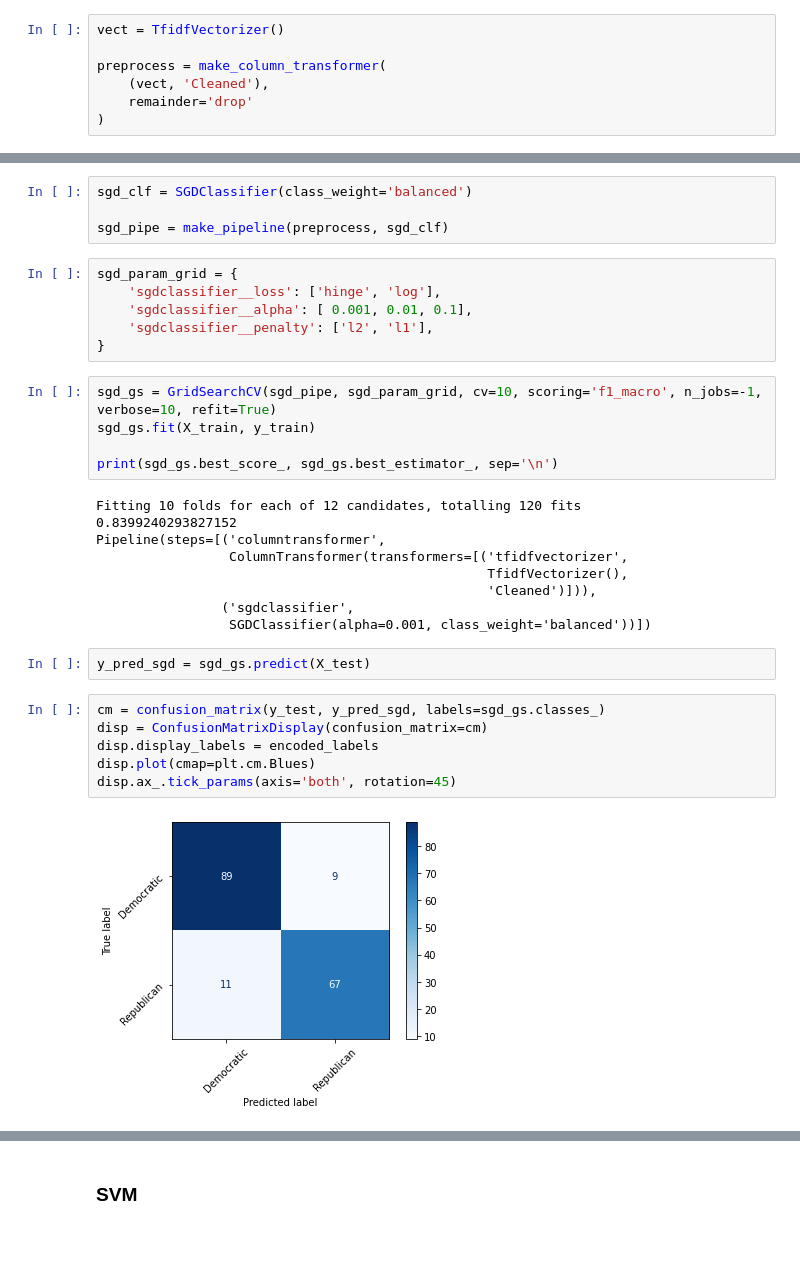
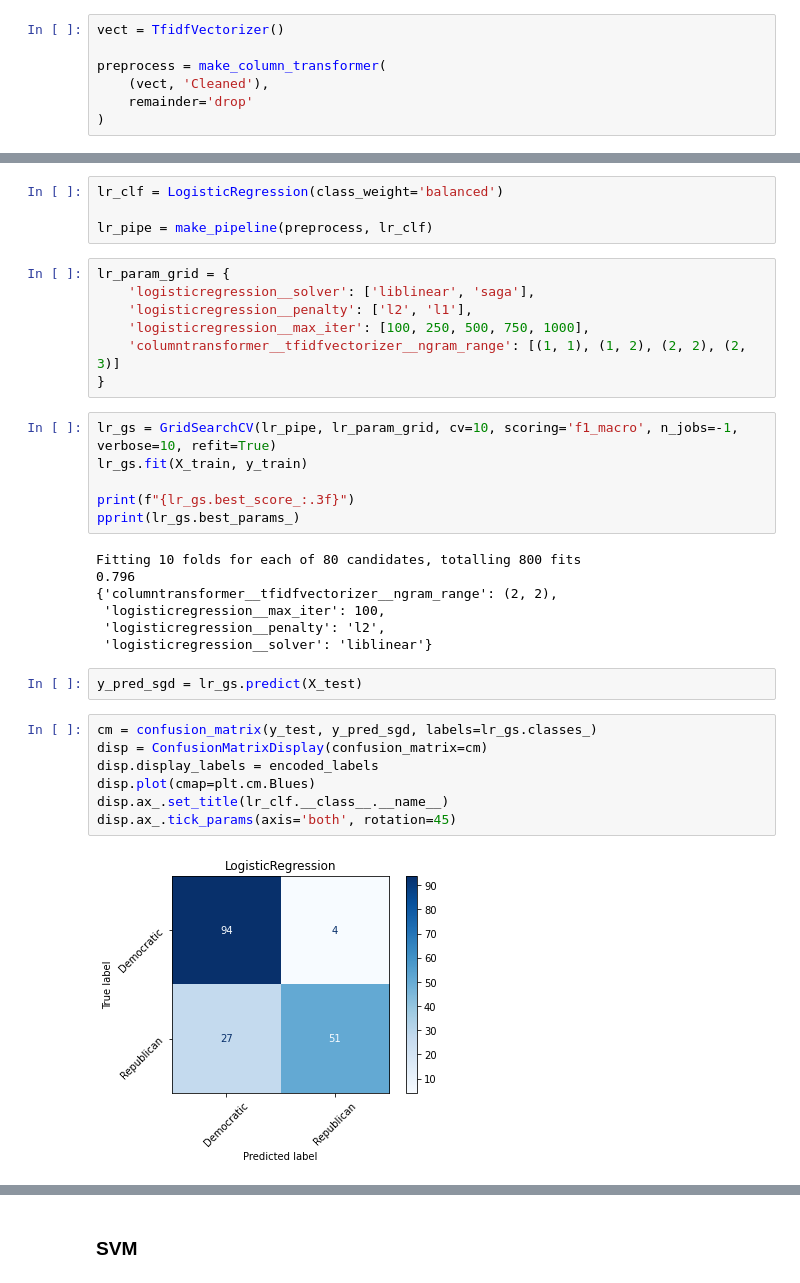
Before and after one commit to dimboump/predict-potus-affiliation, a Jupyter notebook: classical.ipynb, the cells around one changed output, grey strips where cells are left out. Saved outputs shown, nothing was run; the diff lists cells and outputs as text; blank space fills up the shorter version.

```diff
--- a/classical.ipynb
+++ b/classical.ipynb
@@ -52,34 +52,35 @@ preprocess = make_column_transformer(
 # %%
-sgd_clf = SGDClassifier(class_weight='balanced')
+lr_clf = LogisticRegression(class_weight='balanced')
 
-sgd_pipe = make_pipeline(preprocess, sgd_clf)
+lr_pipe = make_pipeline(preprocess, lr_clf)
-# %%
-sgd_param_grid = {
-    'sgdclassifier__loss': ['hinge', 'log'],
-    'sgdclassifier__alpha': [ 0.001, 0.01, 0.1],
-    'sgdclassifier__penalty': ['l2', 'l1'],
-}
+# %%
+lr_param_grid = {
+    'logisticregression__solver': ['liblinear', 'saga'],
+    'logisticregression__penalty': ['l2', 'l1'],
+    'logisticregression__max_iter': [100, 250, 500, 750, 1000],
+    'columntransformer__tfidfvectorizer__ngram_range': [(1, 1), (1, 2), (2, 2), (2, 3)]
+}
 # %%
-sgd_gs = GridSearchCV(sgd_pipe, sgd_param_grid, cv=10, scoring='f1_macro', n_jobs=-1, verbose=10, refit=True)
-sgd_gs.fit(X_train, y_train)
+lr_gs = GridSearchCV(lr_pipe, lr_param_grid, cv=10, scoring='f1_macro', n_jobs=-1, verbose=10, refit=True)
+lr_gs.fit(X_train, y_train)
 
-print(sgd_gs.best_score_, sgd_gs.best_estimator_, sep='\n')
+print(f"{lr_gs.best_score_:.3f}")
+pprint(lr_gs.best_params_)
 # %% [output]
-Fitting 10 folds for each of 12 candidates, totalling 120 fits
-0.8399240293827152
-Pipeline(steps=[('columntransformer',
-                 ColumnTransformer(transformers=[('tfidfvectorizer',
-                                                  TfidfVectorizer(),
-                                                  'Cleaned')])),
-                ('sgdclassifier',
-                 SGDClassifier(alpha=0.001, class_weight='balanced'))])
+Fitting 10 folds for each of 80 candidates, totalling 800 fits
+0.796
+{'columntransformer__tfidfvectorizer__ngram_range': (2, 2),
+ 'logisticregression__max_iter': 100,
+ 'logisticregression__penalty': 'l2',
+ 'logisticregression__solver': 'liblinear'}
 # %%
-y_pred_sgd = sgd_gs.predict(X_test)
+y_pred_sgd = lr_gs.predict(X_test)
 # %%
-cm = confusion_matrix(y_test, y_pred_sgd, labels=sgd_gs.classes_)
+cm = confusion_matrix(y_test, y_pred_sgd, labels=lr_gs.classes_)
 disp = ConfusionMatrixDisplay(confusion_matrix=cm)
 disp.display_labels = encoded_labels
 disp.plot(cmap=plt.cm.Blues)
+disp.ax_.set_title(lr_clf.__class__.__name__)
 disp.ax_.tick_params(axis='both', rotation=45)
 # %% [output]
-[figure, old version]
+[figure, new version]
```
Also changed, not shown: parts of 17 cells of this notebook, 2 other files.
